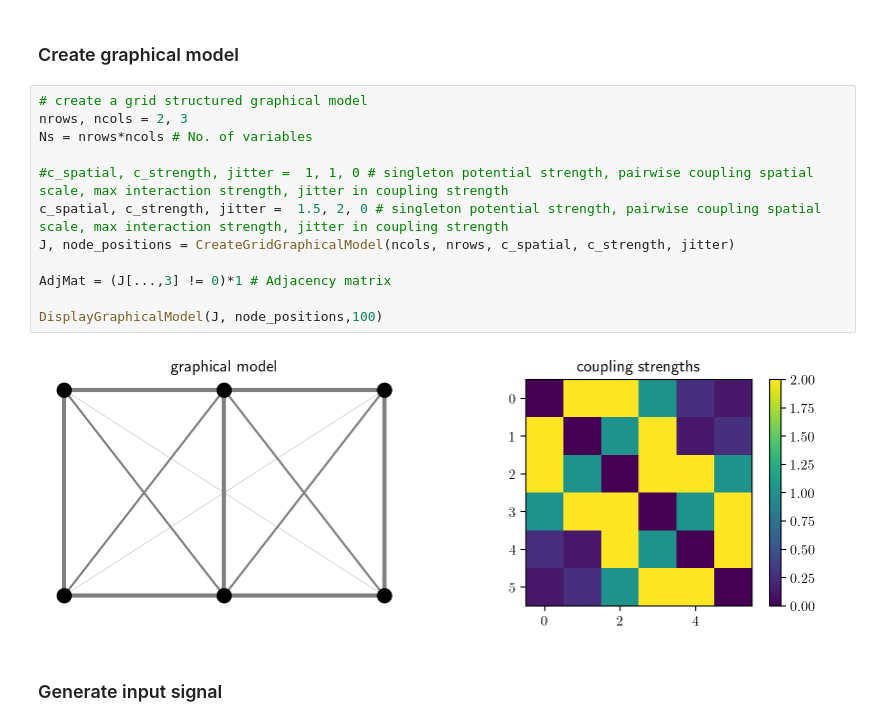
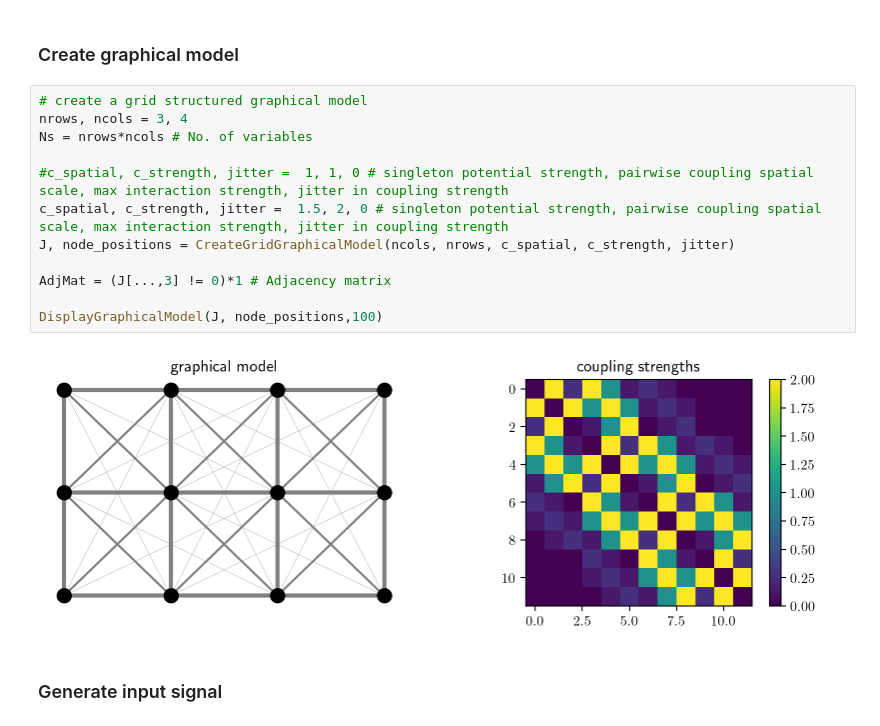
Before and after one commit to rajdbz11/VonMisesInference, a Jupyter notebook: TrainVonMisesBrain.ipynb, the cells around one changed output. Saved outputs shown, nothing was run; the diff lists cells and outputs as text.

```diff
--- a/TrainVonMisesBrain.ipynb
+++ b/TrainVonMisesBrain.ipynb
@@ -10,18 +10,18 @@ from rnnmodel import *
 ### Create graphical model
 # %%
 # create a grid structured graphical model
-nrows, ncols = 2, 3
+nrows, ncols = 3, 4
 Ns = nrows*ncols # No. of variables
 
 #c_spatial, c_strength, jitter =  1, 1, 0 # singleton potential strength, pairwise coupling spatial scale, max interaction strength, jitter in coupling strength
 c_spatial, c_strength, jitter =  1.5, 2, 0 # singleton potential strength, pairwise coupling spatial scale, max interaction strength, jitter in coupling strength
 J, node_positions = CreateGridGraphicalModel(ncols, nrows, c_spatial, c_strength, jitter)
 
 AdjMat = (J[...,3] != 0)*1 # Adjacency matrix
 
 DisplayGraphicalModel(J, node_positions,100)
 # %% [output]
-[figure, old version]
+[figure, new version]
 # %% [markdown]
 ### Generate input signal
 # %%
```
Also changed, not shown: parts of 7 cells of this notebook.
